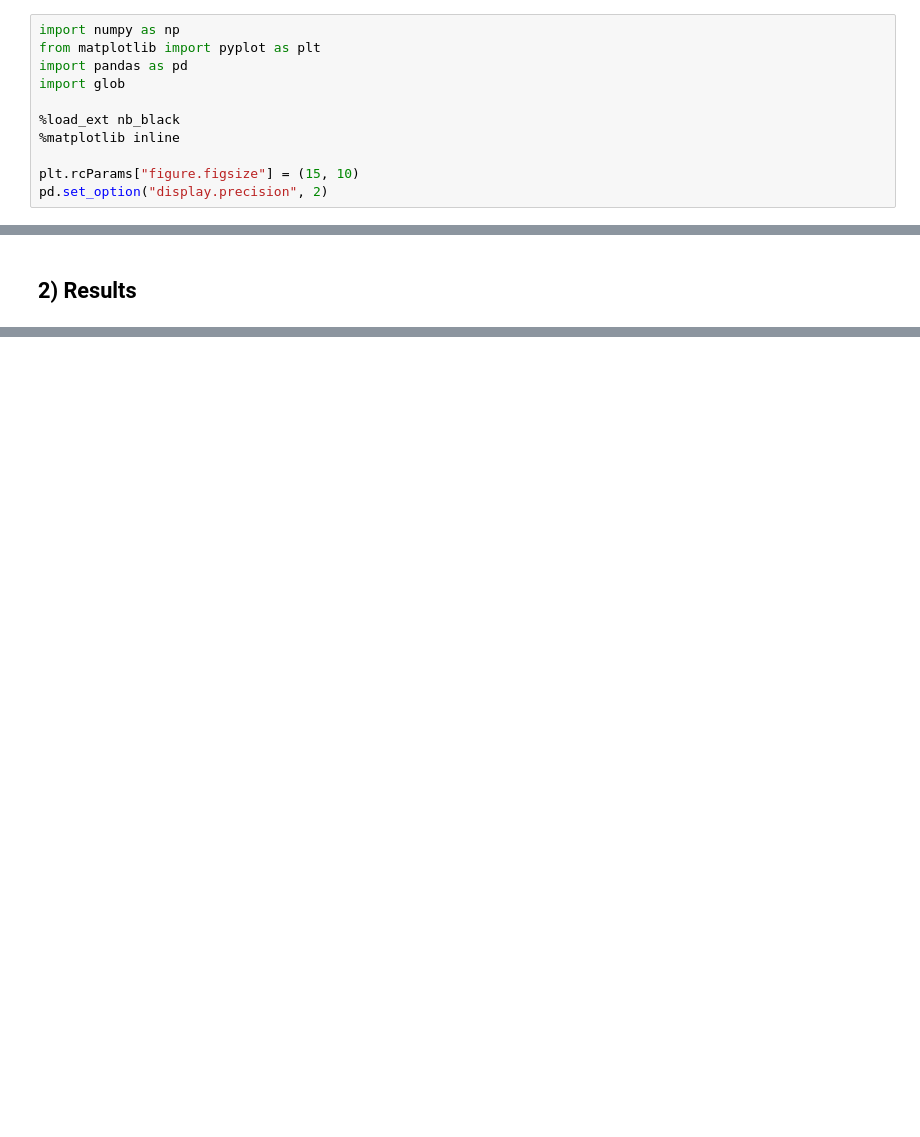
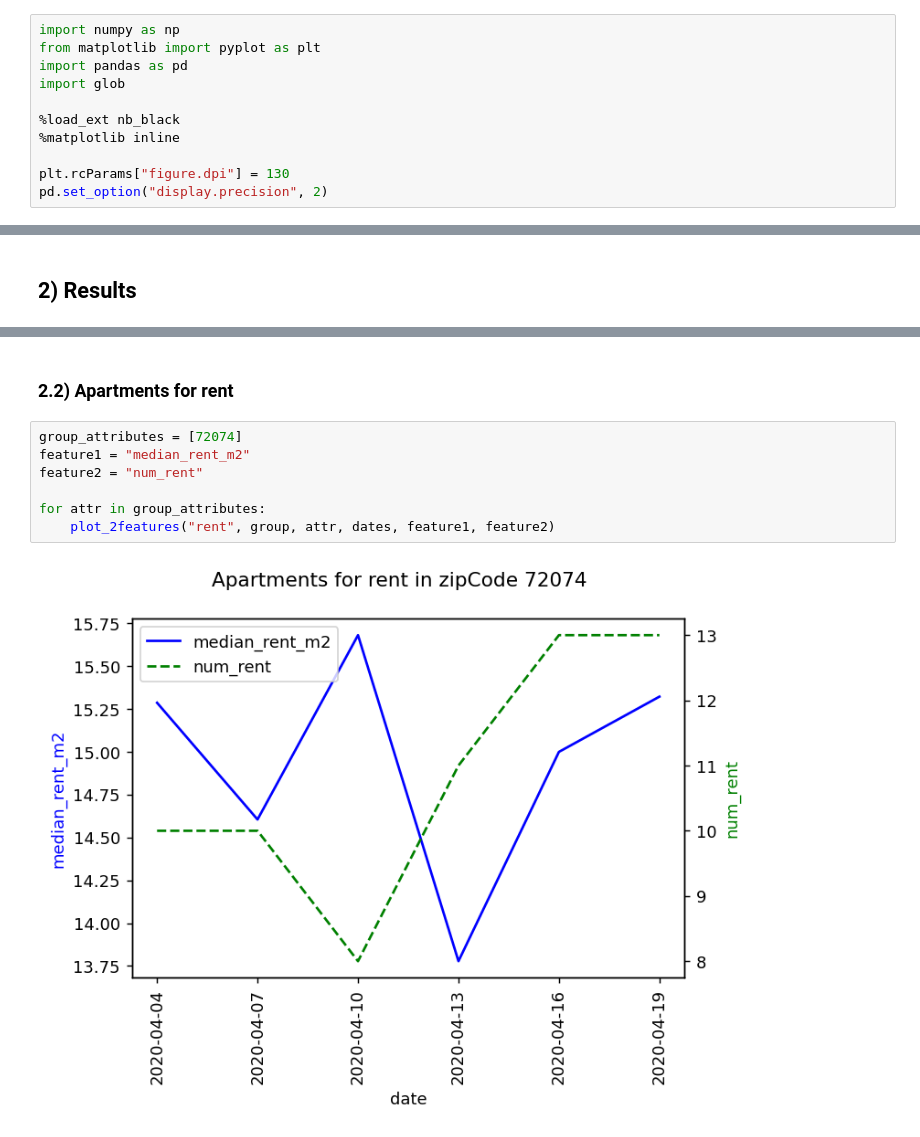
Before and after one commit to maxtue/ApartmentListings, a Jupyter notebook: data_analysis/time_series.ipynb, the cells around one changed output, grey strips where cells are left out. Saved outputs shown, nothing was run; the diff lists cells and outputs as text; blank space fills up the shorter version.

Commit message:
added plots for rent, sale and ROI

```diff
--- a/data_analysis/time_series.ipynb
+++ b/data_analysis/time_series.ipynb
@@ -11,7 +11,7 @@ import glob
 %load_ext nb_black
 %matplotlib inline
 
-plt.rcParams["figure.figsize"] = (15, 10)
+plt.rcParams["figure.dpi"] = 130
 pd.set_option("display.precision", 2)
 # %% [output]
 [interactive output not drawn]
@@ -154 +201,12 @@ time_df[time_filt].sort_values(time_ord, ascending=False)
 [interactive output not drawn]
+# %% [markdown]
+### 2.2) Apartments for rent
+# %%
+group_attributes = [72074]
+feature1 = "median_rent_m2"
+feature2 = "num_rent"
+
+for attr in group_attributes:
+    plot_2features("rent", group, attr, dates, feature1, feature2)
+# %% [output]
+[figure, added]
```
Also changed, not shown: parts of 9 cells of this notebook.
